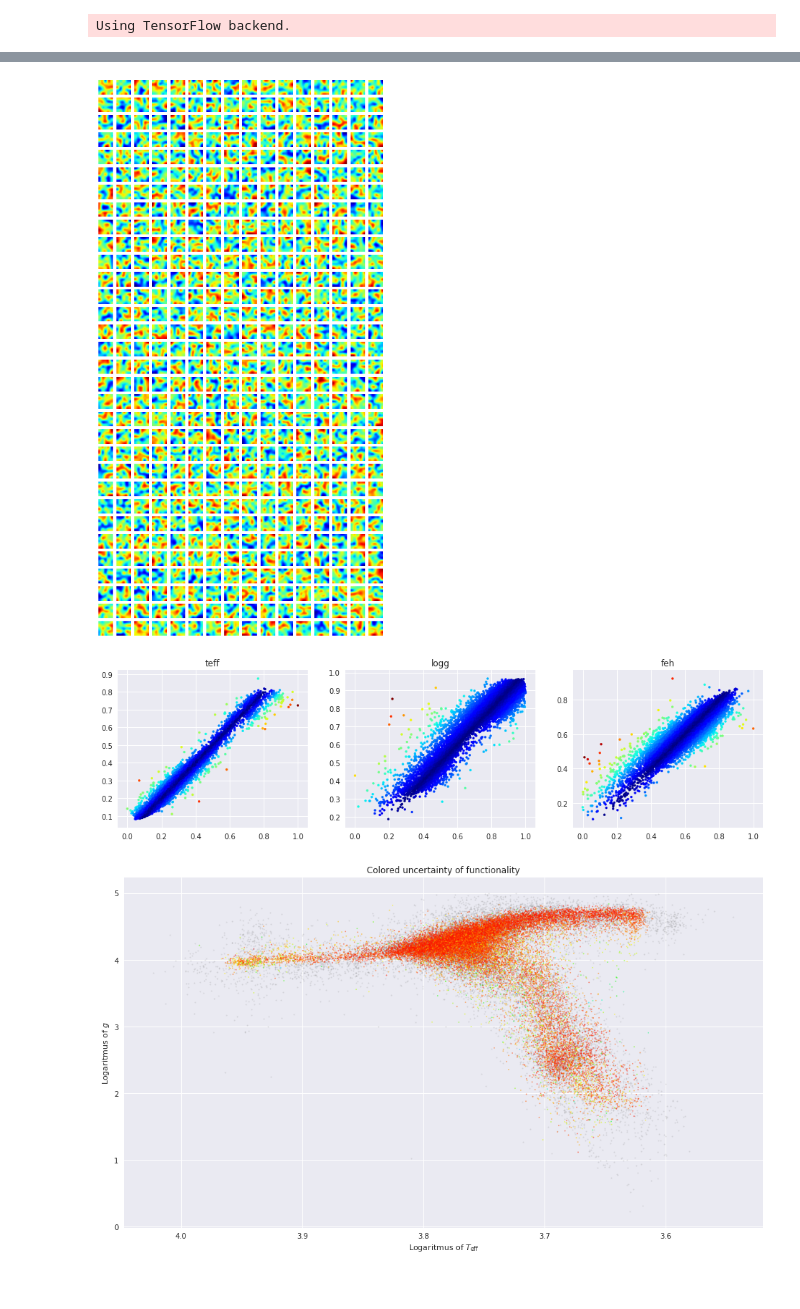
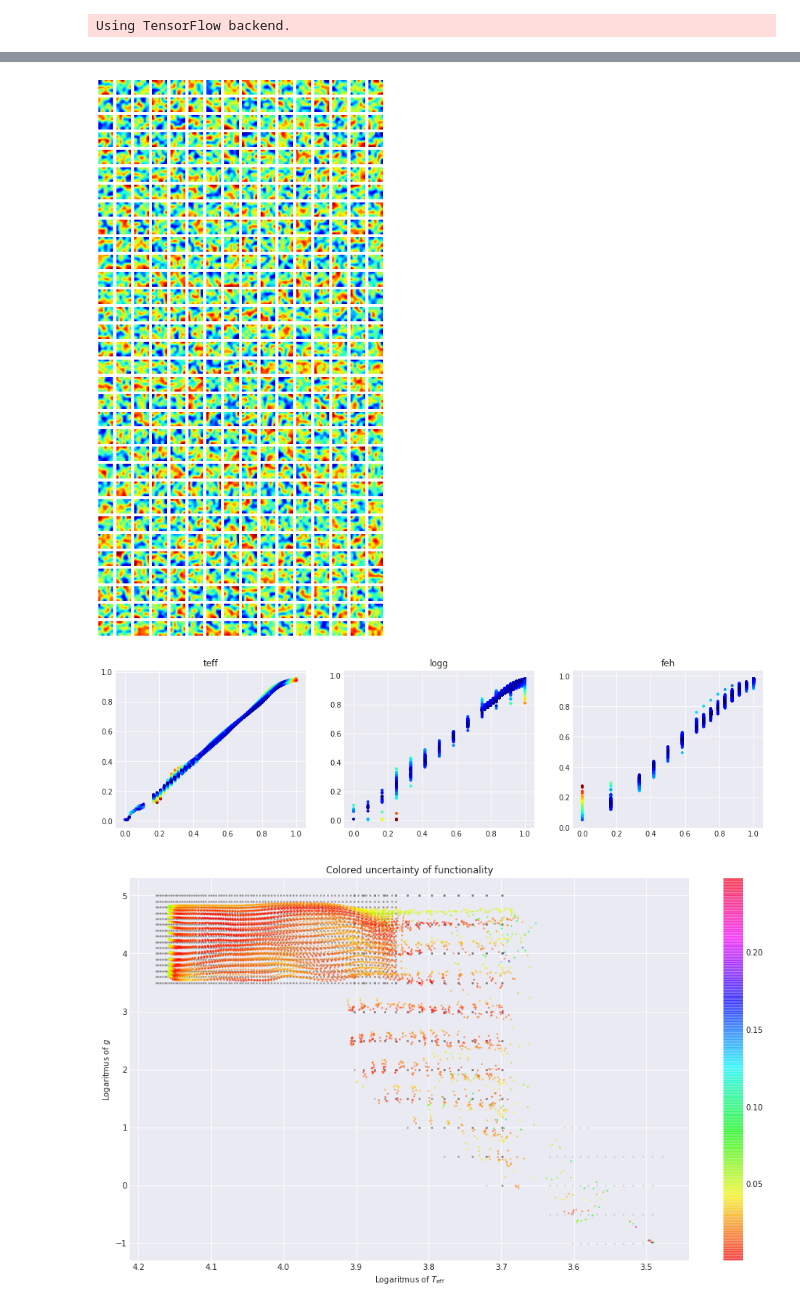
Before and after one commit to astrograzl/__.xXx.__, a Jupyter notebook: Vizualizace.ipynb, the cells around one changed output, grey strips where cells are left out. Cells and saved outputs as stored; diff of their text form; code cells hidden in the pictures.

Commit message:
Restart
Training Pollux looks good, but prediction is bad.
Next step will be training Lamost...

```diff
--- a/Vizualizace.ipynb
+++ b/Vizualizace.ipynb
@@ -10,8 +10,8 @@ from castor import director
 Using TensorFlow backend.
 # %%
 %matplotlib inline
-import matplotlib as mpl
-mpl.rcParams["figure.figsize"] = (16, 9)
-mpl.rcParams["font.family"] = "DejaVu Sans"
-mpl.rcParams["image.cmap"] = "jet"
+sns.set_style("darkgrid")
+plt.rcParams["figure.figsize"] = (16, 9)
+plt.rcParams["font.family"] = "DejaVu Sans"
+plt.rcParams["image.cmap"] = "jet"
 # %%
@@ -35,3 +35,3 @@ plt.legend(); plt.grid(True)
 # %%
-MODEL = load_model("lamost.hdf5")
+MODEL = load_model("pollux.hdf5")
 # %%
@@ -85,12 +85,12 @@ def filters(N):
 # %%
 filters(2)
 # %% [output]
-[figure, old version]
+[figure, new version]
 # %%
-OUTFIT = np.load("lamost.npy")
+OUTFIT = np.load("pollux.npy")
 scaler = MinMaxScaler().fit(OUTFIT)
 OUTPUT = scaler.transform(OUTFIT)
-PREDIC = MODEL.predict_generator(director("lamost"), steps=len(OUTPUT))
+PREDIC = MODEL.predict_generator(director("pollux"), steps=len(OUTPUT))
 # %%
 tip = ["teff", "logg", "feh"]
 plt.figure(figsize=(16,4))
@@ -100,7 +100,7 @@ for i, name in enumerate(tip):
     plt.scatter(OUTPUT[:,i], PREDIC[:,i], s=9,
                     c=np.abs(PREDIC[:,i] - OUTPUT[:,i]))
 # %% [output]
-[figure, old version]
+[figure, new version]
 # %%
 TRANSF = scaler.inverse_transform(PREDIC)
 ERRORF = np.sqrt((PREDIC[:,0]-OUTPUT[:,0])**2
@@ -108,9 +108,10 @@ ERRORF = np.sqrt((PREDIC[:,0]-OUTPUT[:,0])**2
 # %%
 plt.title("Colored uncertainty of functionality")
 plt.xlabel("Logaritmus of $T_\mathrm{eff}$")
 plt.ylabel("Logaritmus of $g$")
 plt.scatter(np.log10(OUTFIT[:,0]), OUTFIT[:,1], s=2, alpha=0.2, c="gray")
 plt.scatter(np.log10(TRANSF[:,0]), TRANSF[:,1], s=2, alpha=0.5, c=ERRORF, cmap="hsv")
 plt.gca().invert_xaxis()
+plt.colorbar();
 # %% [output]
-[figure, old version]
+[figure, new version]
```
Also changed, not shown: parts of 6 cells of this notebook, 8 other files.
